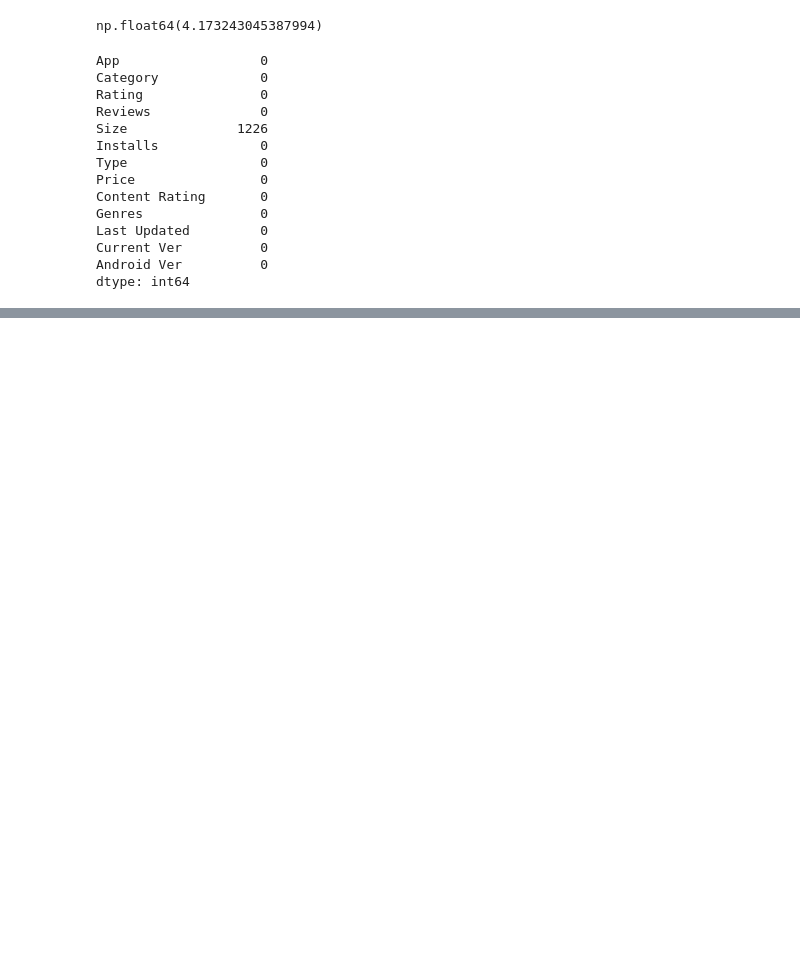
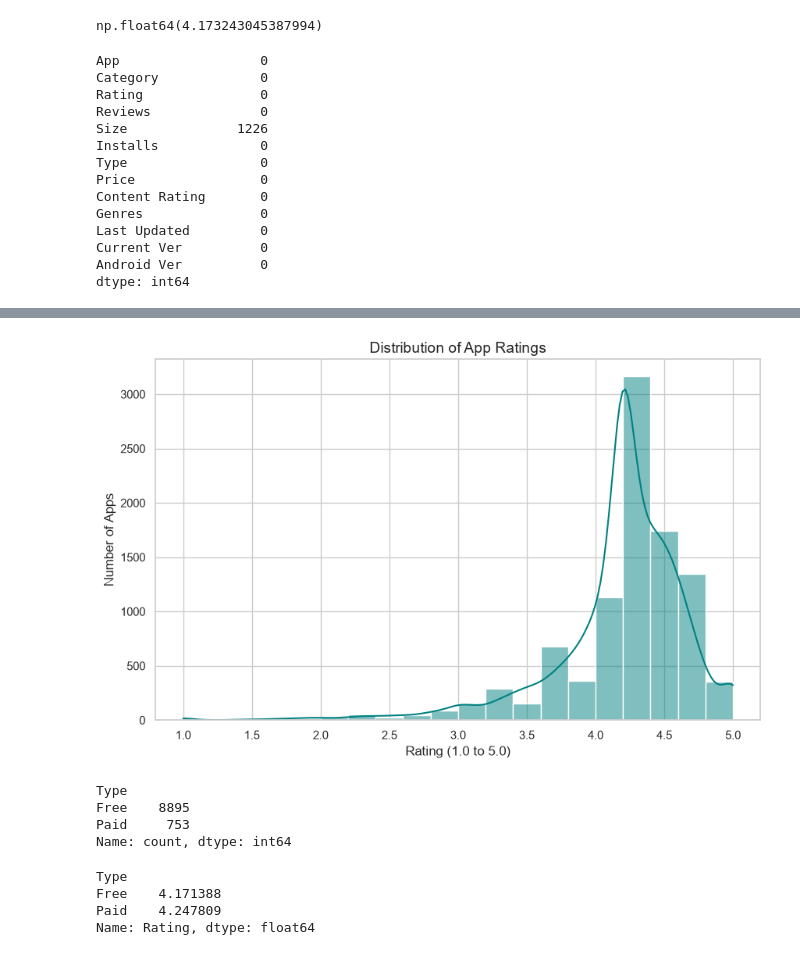
Before and after one commit to its-deepesh/play-store-data-insights, a Jupyter notebook: playstore_analysis.ipynb, the cells around one changed output, grey strips where cells are left out. Saved outputs shown, nothing was run; the diff lists cells and outputs as text; code cells hidden in the pictures; blank space fills up the shorter version.

```diff
--- a/playstore_analysis.ipynb
+++ b/playstore_analysis.ipynb
@@ -195,0 +281,25 @@ dtype: int64
+# %%
+plt.figure(figsize=(10, 6))
+sns.histplot(df['Rating'], bins=20, kde=True, color='teal')
+
+plt.title('Distribution of App Ratings', fontsize=14)
+plt.xlabel('Rating (1.0 to 5.0)', fontsize=12)
+plt.ylabel('Number of Apps', fontsize=12)
+plt.show()
+# %% [output]
+[figure, added]
+# %%
+df['Type'].value_counts()
+# %% [output]
+Type
+Free    8895
+Paid     753
+Name: count, dtype: int64
+# %%
+avg_rating = df.groupby('Type')['Rating'].mean()
+avg_rating
+# %% [output]
+Type
+Free    4.171388
+Paid    4.247809
+Name: Rating, dtype: float64
```
Also changed, not shown: parts of 8 cells of this notebook, 1 other file.
